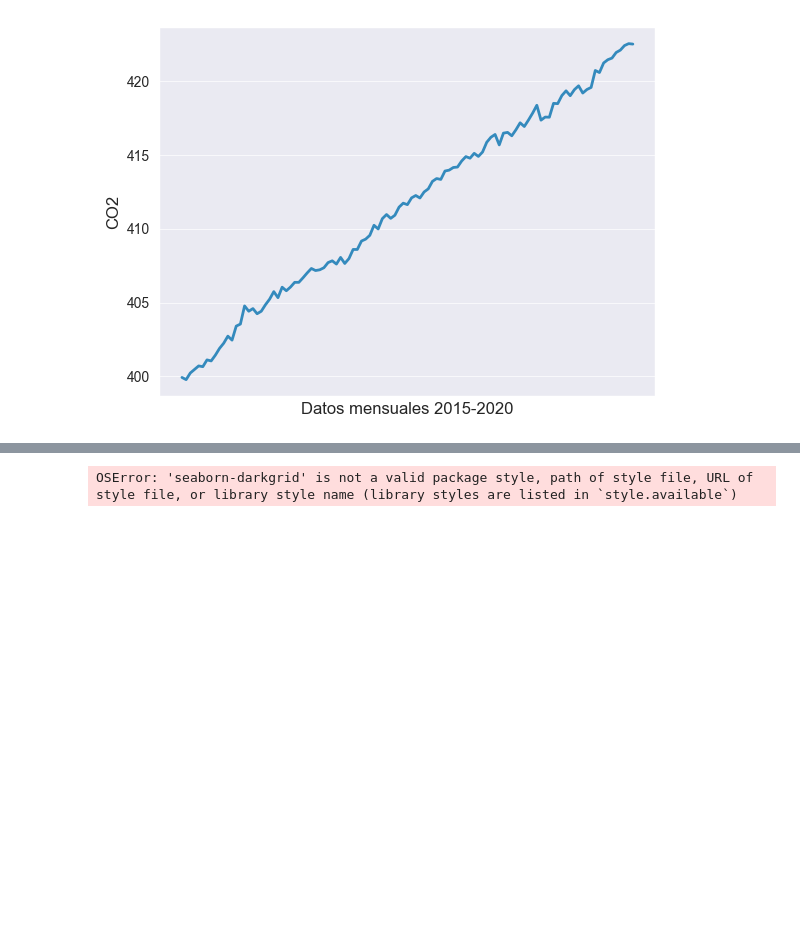
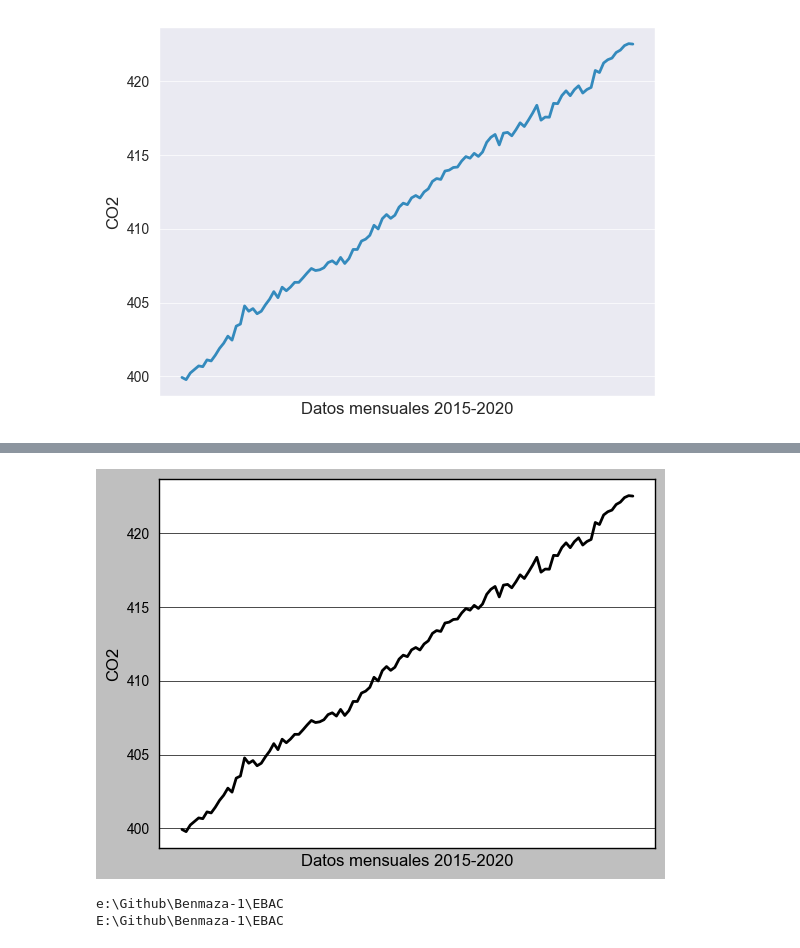
Before and after one commit to Benmaza/Benmaza, a Jupyter notebook: EBAC/17_Matplotlib_4.ipynb, the cells around one changed output, grey strips where cells are left out. Cells and saved outputs as stored; diff of their text form; code cells hidden in the pictures; blank space fills up the shorter version.

```diff
--- a/EBAC/17_Matplotlib_4.ipynb
+++ b/EBAC/17_Matplotlib_4.ipynb
@@ -71,10 +83,12 @@ plt.show()
 # %%
-plt.style.use('seaborn-darkgrid')
+plt.style.use('grayscale')
+fechas = df[df['Date']>='2015-01-01']
+
 fig, ax = plt.subplots()
 ax.plot(fechas['Date'], fechas['Interpolated'])
 ax.axes.xaxis.set_ticks([])
 plt.xlabel('Datos mensuales 2015-2020')
 plt.ylabel('CO2')
 plt.show()
 # %% [output]
-OSError: 'seaborn-darkgrid' is not a valid package style, path of style file, URL of style file, or library style name (library styles are listed in `style.available`)
+[figure, added]
@@ -80,0 +98,11 @@ OSError: 'seaborn-darkgrid' is not a valid package style, path of style file, UR
+# %%
+# localizar donde se guardo la gráfica
+import os
+print(os.getcwd())
+
+# otra manera
+import pathlib
+print(pathlib.Path().resolve())
+# %% [output]
+e:\Github\Benmaza-1\EBAC
+E:\Github\Benmaza-1\EBAC
```
Also changed, not shown: parts of 4 cells of this notebook, 7 other files.
